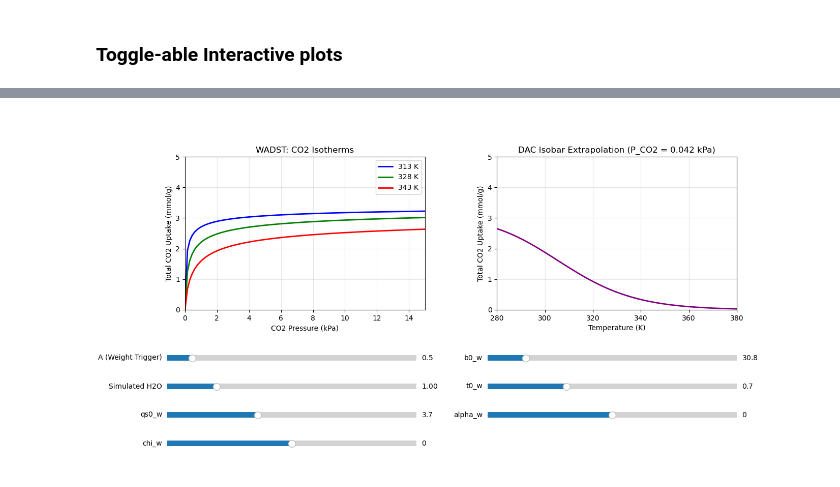
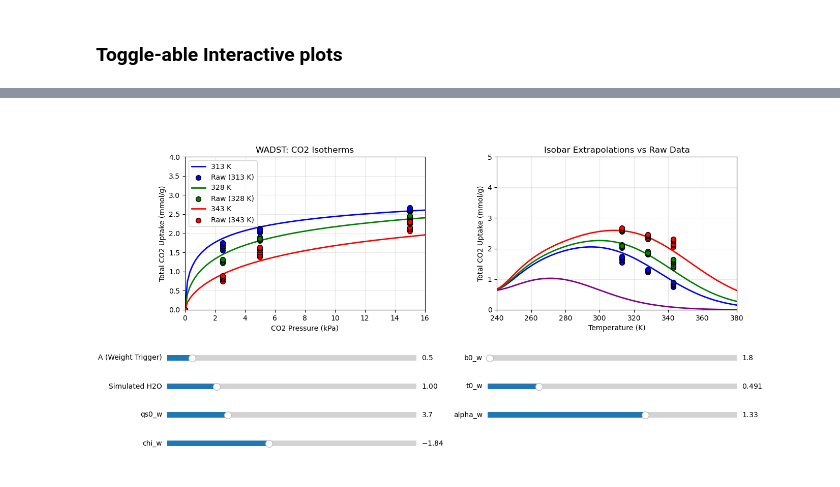
Before and after one commit to jenrpatterson/DAC-Project, a Jupyter notebook: In Progress/ParameterFit.ipynb, the cells around one changed output, grey strips where cells are left out. Drawn from its saved outputs; the diff is of its cells as text; code cells hidden in the pictures.

```diff
--- a/In Progress/ParameterFit.ipynb
+++ b/In Progress/ParameterFit.ipynb
@@ -1171,0 +2239,16 @@ except:
+# %%
+initial_guess = [2.0]
+bounds = ([1e-5], [np.inf])
+
+result = least_squares(
+    residuals_K,
+    initial_guess,
+    bounds=bounds,
+    args=(RH, q_cov)
+)
+
+fit_K = result.x[0]
+predicted_x_m = 1.0 / fit_K
+
+print(f"K: {fit_K:.6f}")
+print(f"Monolayer Saturation RH (x_m): {predicted_x_m:.4f}")
@@ -1278,5 +2496,8 @@ plt.show()
 # %%
 # WADST
+JL_WADST = pd.read_csv('JL_co2h2o_pts.csv')
+JL_WADST['P_kPa'] = JL_WADST['pCO2 (bar)'].values * 100
+
 R = 8.314
 T0 = 313
 T_values = [313, 328, 343]
@@ -1311,16 +2532,19 @@ def calc_wadst(P_co2, T, q_h2o, qs0_w, chi_w, b0_w, t0_w, alpha_w, A_val):
 
 init_A = 0.5
 init_qH2O = 1.0
-init_qsw = 3.7
-init_bw = 30.8
-init_tw = 0.7
-init_chiw = 0.0
-init_alphaw = 0.0
+init_qsw = 3.7059
+init_bw = 1.8421
+init_tw = 0.4911
+init_chiw = -1.8421
+init_alphaw = 1.3263
 
 # Arrays for plotting
-P_plot = np.linspace(0, 15, 100)
-T_plot = np.linspace(280, 380, 100)
-fixed_P_co2_dac = 0.042
+P_plot = np.linspace(0, 16, 100)
+T_plot = np.linspace(240, 380, 100)
+
+# Pressures for Plot 2 (in kPa)
+isobar_pressures = [0.042, 2.5, 5.0, 15.0]
+isobar_colors = ['purple', 'blue', 'green', 'red']
 
 
 fig, (ax1, ax2) = plt.subplots(1, 2, figsize=(14, 7))
@@ -1335,21 +2559,39 @@ for T_val in T_values:
     line, = ax1.plot(P_plot, q_pred, color=colors[T_val], linewidth=2, label=f'{T_val} K')
     iso_lines[T_val] = line
 
-ax1.set_xlim(0, 15)
-ax1.set_ylim(0, 5)
+    # Raw Data scatter
+    subset = JL_WADST[JL_WADST['Temp (K)'] == T_val]
+    ax1.scatter(subset['P_kPa'], subset['CO2 Adsorption (mmol/g)'],
+                color=colors[T_val], s=50, edgecolor='black', zorder=5, label=f'Raw ({T_val} K)')
+
+ax1.set_xlim(0, 16)
+ax1.set_ylim(0, 4)
 ax1.set_title('WADST: CO2 Isotherms')
 ax1.set_xlabel('CO2 Pressure (kPa)')
 ax1.set_ylabel('Total CO2 Uptake (mmol/g)')
 ax1.legend()
 ax1.grid(True, alpha=0.3)
 
-# Plot 2: Isobar at 420 ppm
-q_iso = calc_wadst(fixed_P_co2_dac, T_plot, init_qH2O, init_qsw, init_chiw, init_bw, init_tw, init_alphaw, init_A)
-isobar_line, = ax2.plot(T_plot, q_iso, color='purple', linewidth=2)
+# Plot 2: Isobars
+isobar_lines = {}
+for i, P_val in enumerate(isobar_pressures):
+    c = isobar_colors[i]
 
-ax2.set_xlim(280, 380)
+    # Model line
+    q_iso = calc_wadst(P_val, T_plot, init_qH2O, init_qsw, init_chiw, init_bw, init_tw, init_alphaw, init_A)
+    label = 'DAC (0.042 kPa)' if P_val == 0.042 else f'{P_val} kPa'
+    line, = ax2.plot(T_plot, q_iso, color=c, linewidth=2, label=f'Model ({label})')
+    isobar_lines[P_val] = line
+
+    # Add raw data scatter
+    if P_val != 0.042:
+        subset = JL_WADST[np.isclose(JL_WADST['P_kPa'], P_val, atol=0.1)]
+        ax2.scatter(subset['Temp (K)'], subset['CO2 Adsorption (mmol/g)'],
+                    color=c, s=50, edgecolor='black', zorder=5, label=f'Raw ({P_val} kPa)')
+
+ax2.set_xlim(240, 380)
 ax2.set_ylim(0, 5)
-ax2.set_title(f'DAC Isobar Extrapolation (P_CO2 = {fixed_P_co2_dac} kPa)')
+ax2.set_title('Isobar Extrapolations vs Raw Data')
 ax2.set_xlabel('Temperature (K)')
 ax2.set_ylabel('Total CO2 Uptake (mmol/g)')
 ax2.grid(True, alpha=0.3)
@@ -1370,39 +2612,40 @@ ax_alphaw = plt.axes([0.55, 0.14, 0.35, 0.03], facecolor=axcolor)
 
 s_A       = Slider(ax_A, 'A (Weight Trigger)', 0.0, 5.0, valinit=init_A)
 s_qH2O    = Slider(ax_qH2O, 'Simulated H2O', 0.01, 5.0, valinit=init_qH2O)
-s_qsw     = Slider(ax_qsw, 'qs0_w', 0.1, 10.0, valinit=init_qsw)
+s_qsw     = Slider(ax_qsw, 'qs0_w', 0.1, 15.0, valinit=init_qsw)
 s_chiw    = Slider(ax_chiw, 'chi_w', -10.0, 10.0, valinit=init_chiw)
 s_bw      = Slider(ax_bw, 'b0_w', 0.1, 200.0, valinit=init_bw)
 s_tw      = Slider(ax_tw, 't0_w', 0.1, 2.0, valinit=init_tw)
 s_alphaw  = Slider(ax_alphaw, 'alpha_w', -5.0, 5.0, valinit=init_alphaw)
 
 
 def update(val):
     A = s_A.val
     h2o = s_qH2O.val
     qsw = s_qsw.val
     chiw = s_chiw.val
     bw = s_bw.val
     tw = s_tw.val
     alphaw = s_alphaw.val
 
     for T_val in T_values:
         new_iso = calc_wadst(P_plot, T_val, h2o, qsw, chiw, bw, tw, alphaw, A)
         iso_lines[T_val].set_ydata(new_iso)
 
-    new_isobar = calc_wadst(fixed_P_co2_dac, T_plot, h2o, qsw, chiw, bw, tw, alphaw, A)
-    isobar_line.set_ydata(new_isobar)
+    for P_val in isobar_pressures:
+        new_isobar = calc_wadst(P_val, T_plot, h2o, qsw, chiw, bw, tw, alphaw, A)
+        isobar_lines[P_val].set_ydata(new_isobar)
 
     fig.canvas.draw_idle()
 
 s_A.on_changed(update)
 s_qH2O.on_changed(update)
 s_qsw.on_changed(update)
 s_chiw.on_changed(update)
 s_bw.on_changed(update)
 s_tw.on_changed(update)
 s_alphaw.on_changed(update)
 
 plt.show()
 # %% [output]
-[figure, old version]
+[figure, new version]
```
Also changed, not shown: parts of 47 cells of this notebook, 1 other file.
